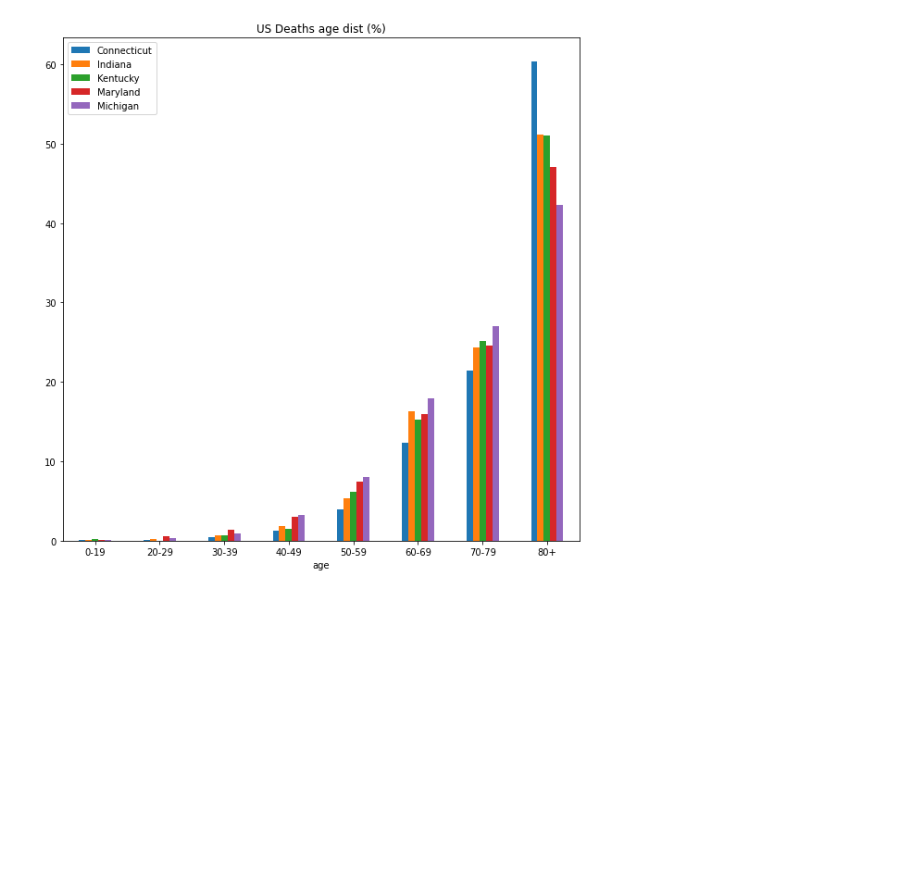
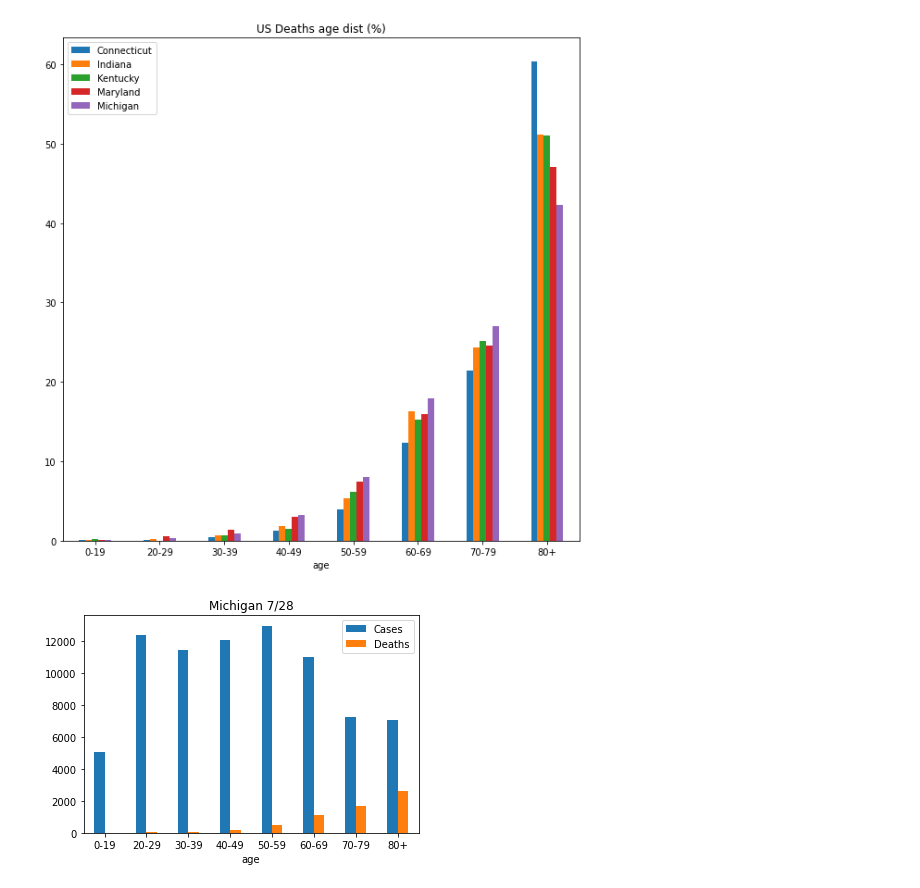
Before and after one commit to Ali-Kazmi/covid-visualizations, a Jupyter notebook: vis.ipynb, the cells around one changed output. Cells and saved outputs as stored; diff of their text form; code cells hidden in the pictures; blank space fills up the shorter version.

Commit message:
added new visualizations

```diff
--- a/vis.ipynb
+++ b/vis.ipynb
@@ -277,3 +280,10 @@ dftotals=pd.DataFrame({'age':['0-19', '20-29', '30-39','40-49','50-59','60-69','
 ax = dftotals.plot.bar(x='age', rot=0,title='US Deaths age dist (%)',figsize=(10,10))
 # %% [output]
 [figure]
+# %%
+#https://www.michigan.gov/coronavirus/0,9753,7-406-98163_98173---,00.html
+import pandas as pd
+dftotals=pd.DataFrame({'age':['0-19', '20-29', '30-39','40-49','50-59','60-69','70-79','80+'],'Cases':[5059,12376,11419,12061,12950,10978,7253,7038],'Deaths':[5,26,60,202,504,1095,1650,2628]})
+ax = dftotals.plot.bar(x='age', rot=0,title='Michigan 7/28')
+# %% [output]
+[figure, added]
```
Also changed, not shown: parts of 8 cells of this notebook.
